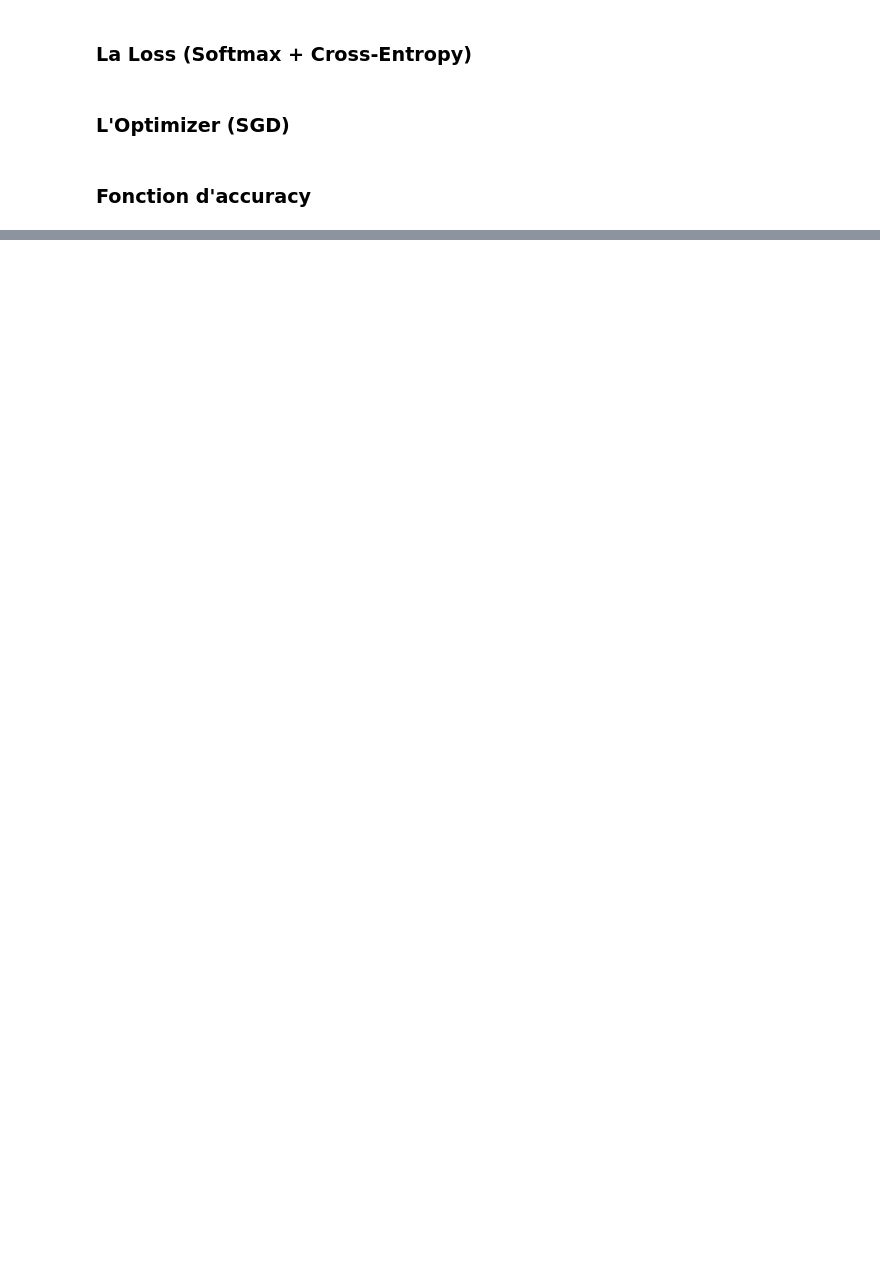
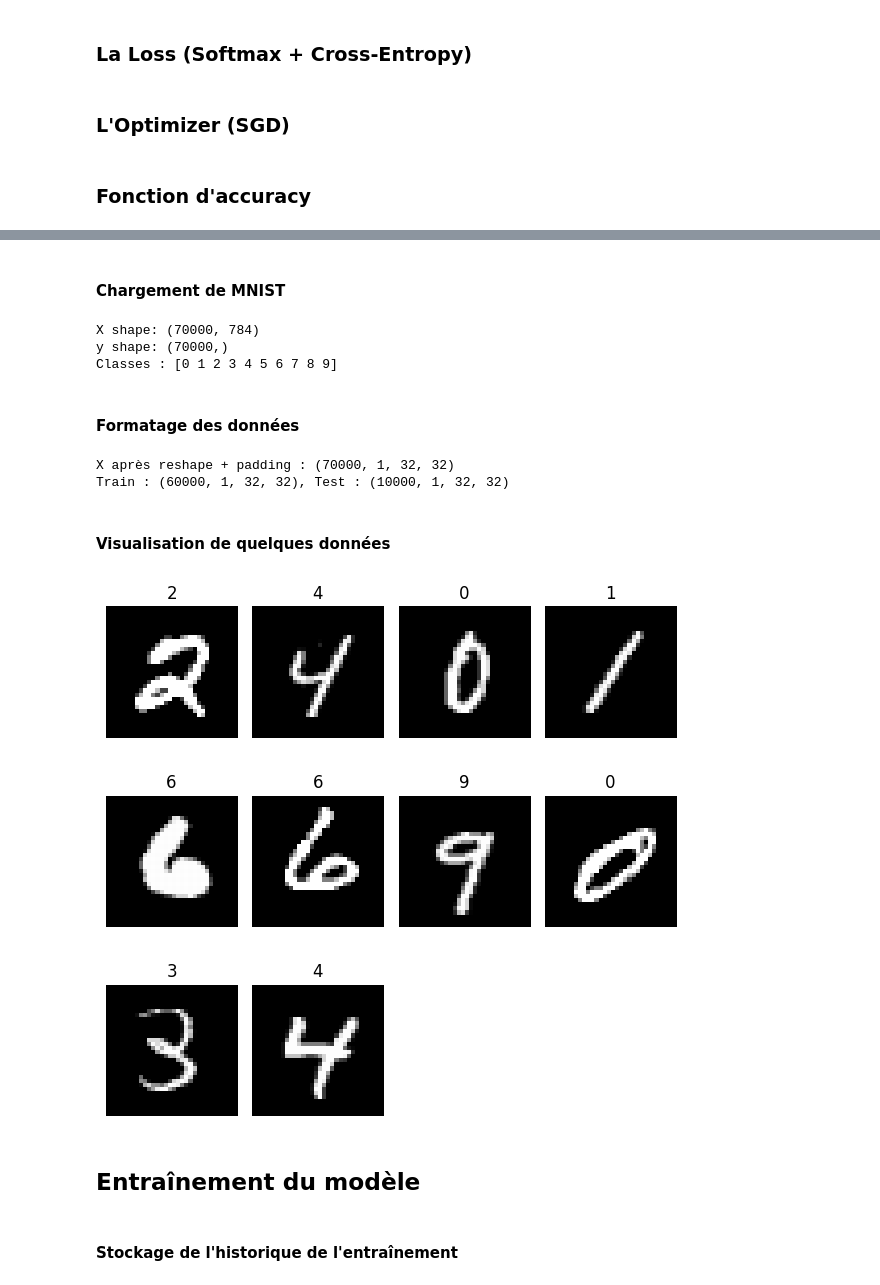
Before and after one commit to BGuiguiri/LeNet-5_from_scratch, a Jupyter notebook: Code_LeNet-5.ipynb, the cells around one changed output, grey strips where cells are left out. Cells and saved outputs as stored; diff of their text form; code cells hidden in the pictures; blank space fills up the shorter version.

Commit message:
Ajout des d'entrainement du modèle LeNet-5 suivi de l'entraînement du modèle

```diff
--- a/Code_LeNet-5.ipynb
+++ b/Code_LeNet-5.ipynb
@@ -391,0 +496,62 @@ def accuracy(logits, y_true):
+# %% [markdown]
+#### Chargement de MNIST
+# %%
+# Chargement du dataset MNIST
+mnist = fetch_openml('mnist_784', version=1, as_frame=False)
+
+X = mnist.data.astype(np.float32)
+y = mnist.target.astype(np.int32)
+
+# Vérification de la taille des données
+print(f"X shape: {X.shape}")
+print(f"y shape: {y.shape}")
+print(f"Classes : {np.unique(y)}")
+# %% [output]
+X shape: (70000, 784)
+y shape: (70000,)
+Classes : [0 1 2 3 4 5 6 7 8 9]
+# %% [markdown]
+#### Formatage des données
+# %%
+# 1. Normalisation : pixels entre 0 et 1
+X = X / 255.0
+
+#    Format attendu par nos convolutions : (batch, channels, hauteur, largeur)
+X = X.reshape(-1, 1, 28, 28)
+
+
+#    On ajoute 2 pixels de zéros tout autour
+X = np.pad(X, ((0,0), (0,0), (2,2), (2,2)), mode='constant')
+
+print(f"X après reshape + padding : {X.shape}")
+
+# 4. Split : 60000 train / 10000 test
+X_train, X_test, y_train, y_test = train_test_split(
+    X, y, test_size=10000, random_state=42
+)
+
+print(f"Train : {X_train.shape}, Test : {X_test.shape}")
+# %% [output]
+X après reshape + padding : (70000, 1, 32, 32)
+Train : (60000, 1, 32, 32), Test : (10000, 1, 32, 32)
+# %% [markdown]
+#### Visualisation de quelques données
+# %%
+import matplotlib.pyplot as plt
+
+plt.figure(figsize=(6,6))
+
+for i in range(10):
+    plt.subplot(3, 4, i+1)   # 2 lignes, 2 colonnes
+    plt.imshow(X_train[i, 0], cmap="gray")
+    plt.title(f"{y_train[i]}")
+    plt.axis("off")
+
+plt.tight_layout()
+plt.show()
+# %% [output]
+[figure, added]
+# %% [markdown]
+## Entraînement du modèle
+# %% [markdown]
+#### Stockage de l'historique de l'entraînement
```
Also changed, not shown: parts of 30 cells of this notebook.
